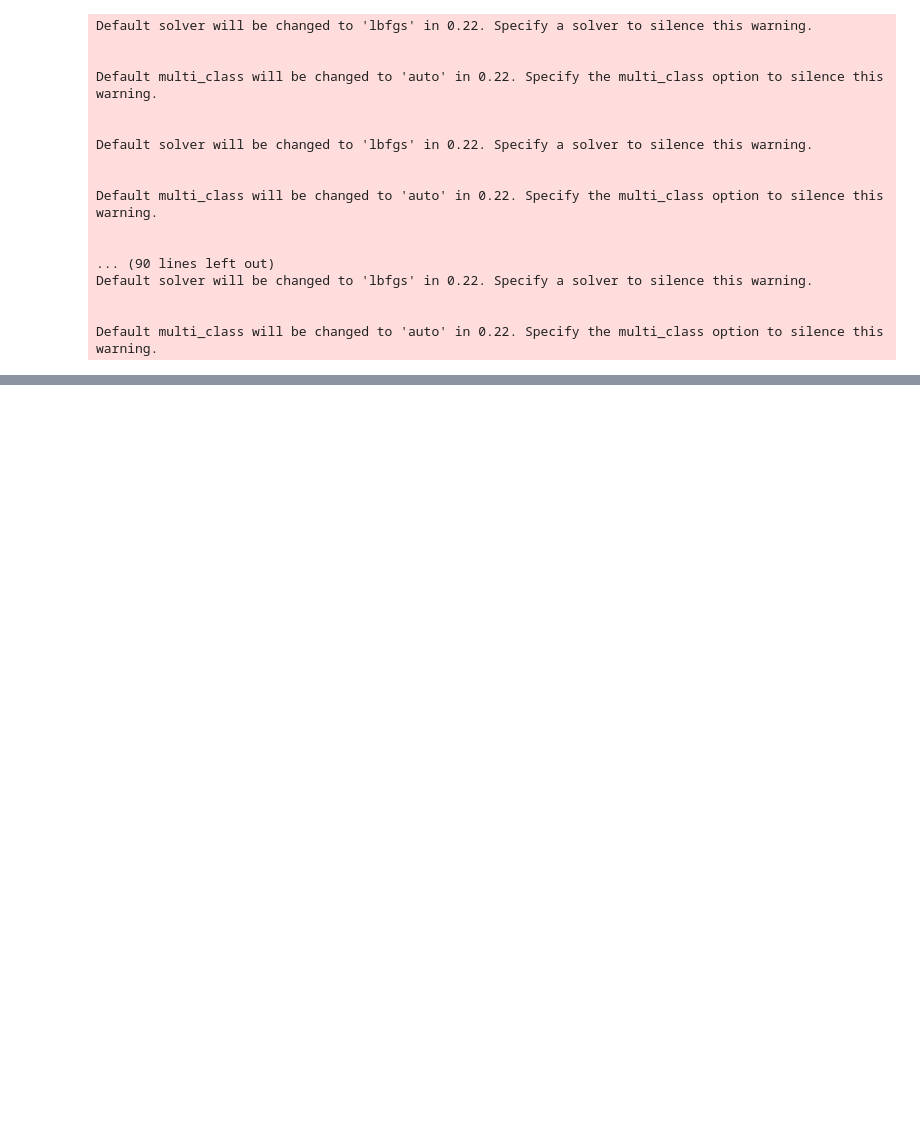
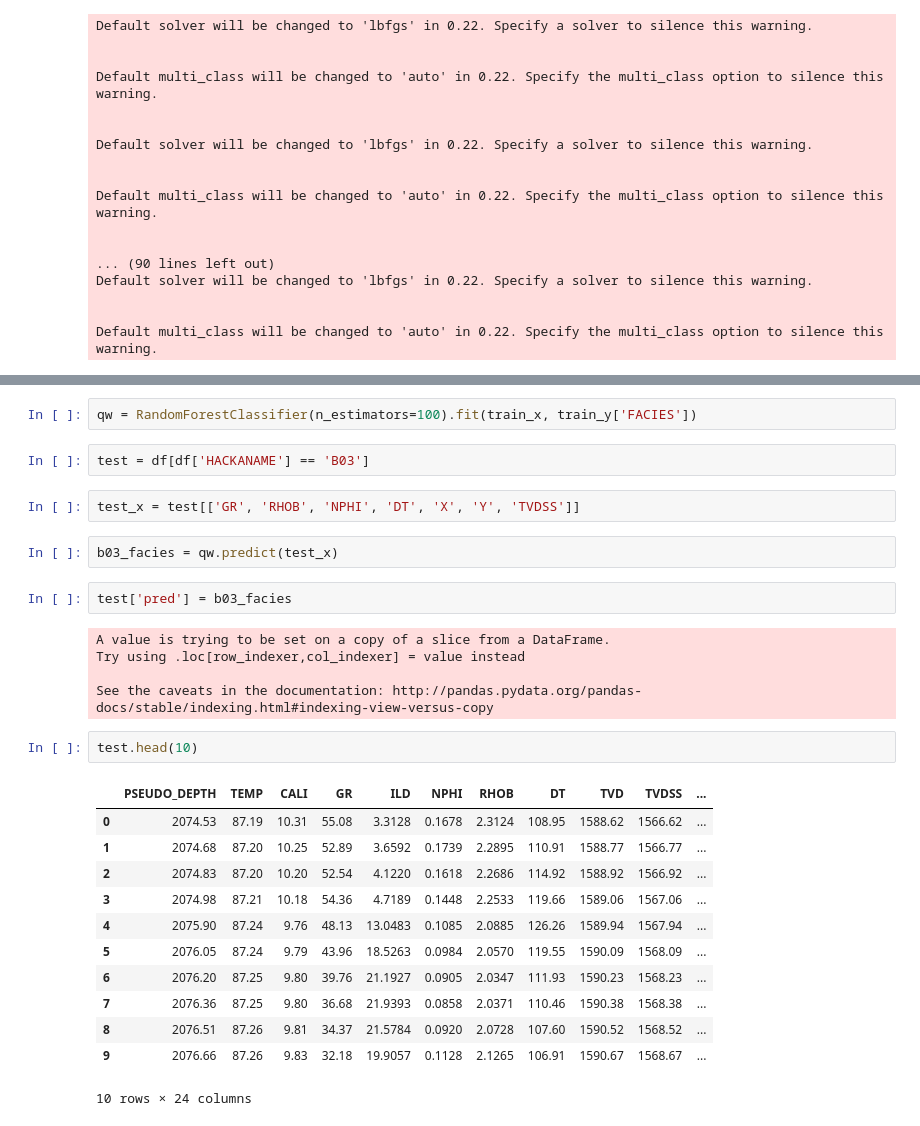
Before and after one commit to connortann/mystic-bit, a Jupyter notebook: notebooks/JBT_1_facies_prediction.ipynb, the cells around one changed output, grey strips where cells are left out. Drawn from its saved outputs; the diff is of its cells as text; blank space fills up the shorter version.

Commit message:
Added random forest

```diff
--- a/notebooks/JBT_1_facies_prediction.ipynb
+++ b/notebooks/JBT_1_facies_prediction.ipynb
@@ -417,0 +476,30 @@ sum(sp) / len(sp)
+# %%
+qw = RandomForestClassifier(n_estimators=100).fit(train_x, train_y['FACIES'])
+# %%
+test = df[df['HACKANAME'] == 'B03']
+# %%
+test_x = test[['GR', 'RHOB', 'NPHI', 'DT', 'X', 'Y', 'TVDSS']]
+# %%
+b03_facies = qw.predict(test_x)
+# %%
+test['pred'] = b03_facies
+# %% [output]
+A value is trying to be set on a copy of a slice from a DataFrame.
+Try using .loc[row_indexer,col_indexer] = value instead
+
+See the caveats in the documentation: http://pandas.pydata.org/pandas-docs/stable/indexing.html#indexing-view-versus-copy
+# %%
+test.head(10)
+# %% [output]
+|  | PSEUDO_DEPTH | TEMP | CALI | GR | ILD | NPHI | RHOB | DT | TVD | TVDSS | ... |
+| 0 | 2074.53 | 87.19 | 10.31 | 55.08 | 3.3128 | 0.1678 | 2.3124 | 108.95 | 1588.62 | 1566.62 | ... |
+| 1 | 2074.68 | 87.20 | 10.25 | 52.89 | 3.6592 | 0.1739 | 2.2895 | 110.91 | 1588.77 | 1566.77 | ... |
+| 2 | 2074.83 | 87.20 | 10.20 | 52.54 | 4.1220 | 0.1618 | 2.2686 | 114.92 | 1588.92 | 1566.92 | ... |
+| 3 | 2074.98 | 87.21 | 10.18 | 54.36 | 4.7189 | 0.1448 | 2.2533 | 119.66 | 1589.06 | 1567.06 | ... |
+| 4 | 2075.90 | 87.24 | 9.76 | 48.13 | 13.0483 | 0.1085 | 2.0885 | 126.26 | 1589.94 | 1567.94 | ... |
+| 5 | 2076.05 | 87.24 | 9.79 | 43.96 | 18.5263 | 0.0984 | 2.0570 | 119.55 | 1590.09 | 1568.09 | ... |
+| 6 | 2076.20 | 87.25 | 9.80 | 39.76 | 21.1927 | 0.0905 | 2.0347 | 111.93 | 1590.23 | 1568.23 | ... |
+| 7 | 2076.36 | 87.25 | 9.80 | 36.68 | 21.9393 | 0.0858 | 2.0371 | 110.46 | 1590.38 | 1568.38 | ... |
+| 8 | 2076.51 | 87.26 | 9.81 | 34.37 | 21.5784 | 0.0920 | 2.0728 | 107.60 | 1590.52 | 1568.52 | ... |
+| 9 | 2076.66 | 87.26 | 9.83 | 32.18 | 19.9057 | 0.1128 | 2.1265 | 106.91 | 1590.67 | 1568.67 | ... |
+10 rows × 24 columns
```
Also changed, not shown: parts of 20 cells of this notebook.
